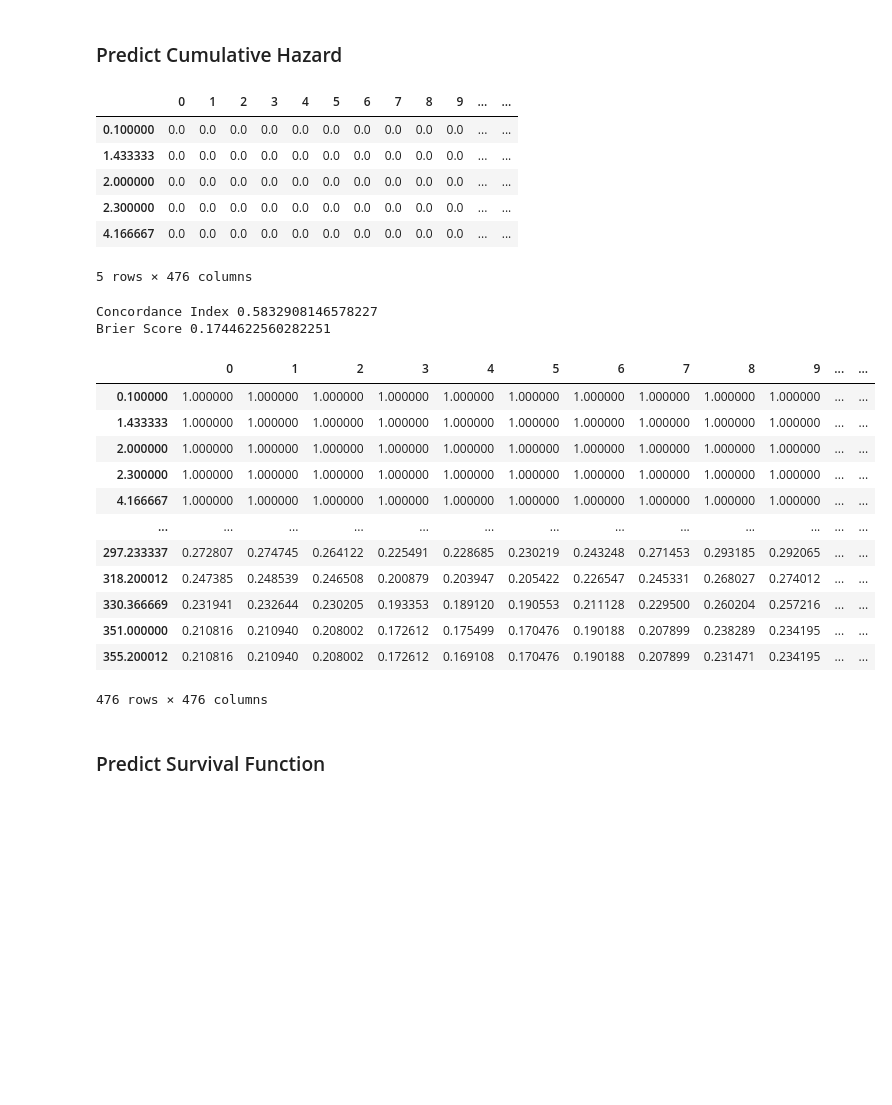
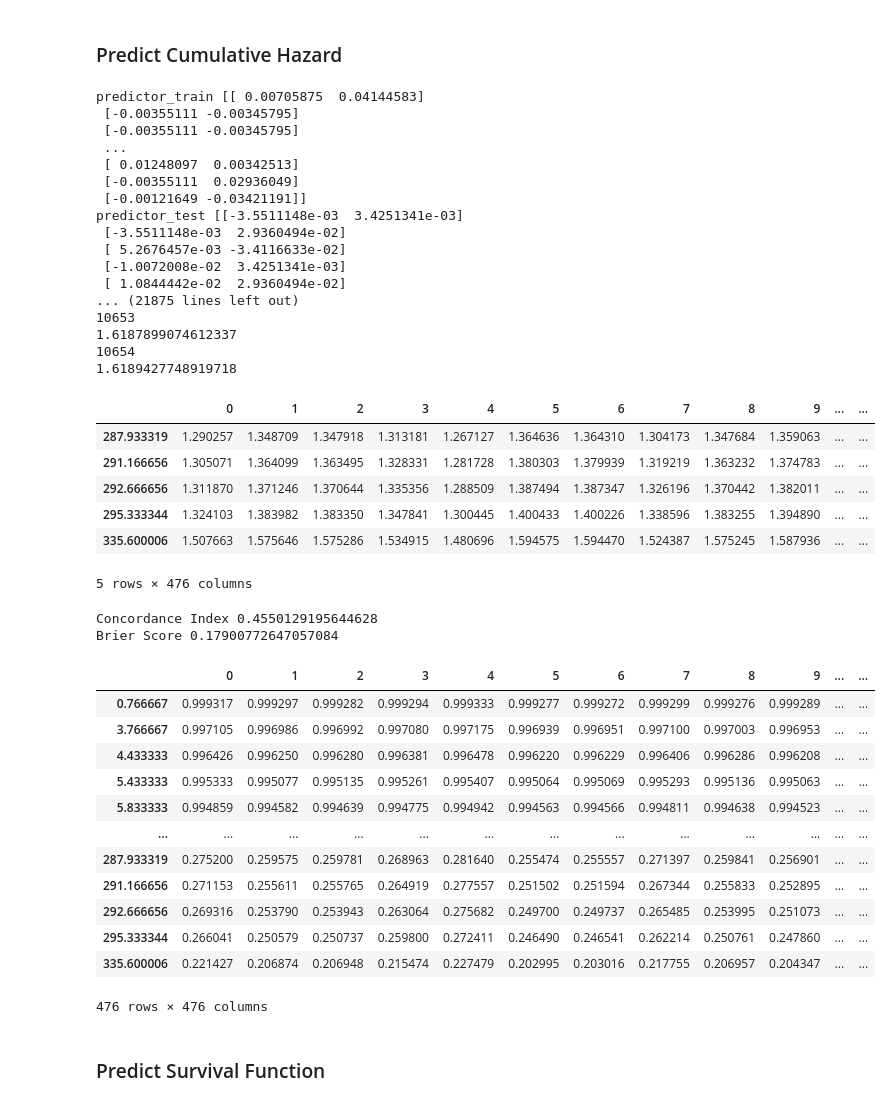
Before and after one commit to jatlantic/xgbsurv, a Jupyter notebook: examples/xgbsurv_extended_hazards.ipynb, the cells around one changed output. Cells and saved outputs as stored; diff of their text form; code cells hidden in the pictures; blank space fills up the shorter version.

```diff
--- a/examples/xgbsurv_extended_hazards.ipynb
+++ b/examples/xgbsurv_extended_hazards.ipynb
@@ -70,12 +34,20 @@ Values are being sorted!
+# %%
+#X_train, y_train = sort_X_y_pandas(pd.DataFrame(X_train), pd.DataFrame(y_train))
+#X_test, y_test = sort_X_y_pandas(pd.DataFrame(X_test), pd.DataFrame(y_test))
+X_train = X_train.astype(np.float32)
+y_train = y_train.astype(np.float32)
+X_test = X_test.astype(np.float32)
+y_test = y_test.astype(np.float32)
 # %% [markdown]
 ## Load Model
 # %%
-model = XGBSurv(n_estimators=500, objective="eh_objective",
+model = XGBSurv(n_estimators=1, objective="eh_objective",
                                              eval_metric="eh_loss",
-                                             learning_rate=0.01,
+                                             learning_rate=0.1,
                                              random_state=7,
                                              disable_default_metric=True,
-                                             base_score=0.3)
+                                             base_score=0.0,
+                                             verbosity=3)
 # %% [markdown]
 The options of loss and objective functions can be obtained like below:
 # %%
@@ -133,15 +124,32 @@ preds_test = model.predict(X_test, output_margin=True)
 ### Predict Cumulative Hazard
 # %%
 df_cum_hazards = model.predict_cumulative_hazard_function(X_train, X_test, y_train, y_test)
-df_cum_hazards.head(5)
+df_cum_hazards.tail(5)
 # %% [output]
+predictor_train [[ 0.00705875  0.04144583]
+ [-0.00355111 -0.00345795]
+ [-0.00355111 -0.00345795]
+ ...
+ [ 0.01248097  0.00342513]
+ [-0.00355111  0.02936049]
+ [-0.00121649 -0.03421191]]
+predictor_test [[-3.5511148e-03  3.4251341e-03]
+ [-3.5511148e-03  2.9360494e-02]
+ [ 5.2676457e-03 -3.4116633e-02]
+ [-1.0072008e-02  3.4251341e-03]
+ [ 1.0844442e-02  2.9360494e-02]
+... (21875 lines left out)
+10653
+1.6187899074612337
+10654
+1.6189427748919718
 |  | 0 | 1 | 2 | 3 | 4 | 5 | 6 | 7 | 8 | 9 | ... | ... |
-| 0.100000 | 0.0 | 0.0 | 0.0 | 0.0 | 0.0 | 0.0 | 0.0 | 0.0 | 0.0 | 0.0 | ... | ... |
-| 1.433333 | 0.0 | 0.0 | 0.0 | 0.0 | 0.0 | 0.0 | 0.0 | 0.0 | 0.0 | 0.0 | ... | ... |
-| 2.000000 | 0.0 | 0.0 | 0.0 | 0.0 | 0.0 | 0.0 | 0.0 | 0.0 | 0.0 | 0.0 | ... | ... |
-| 2.300000 | 0.0 | 0.0 | 0.0 | 0.0 | 0.0 | 0.0 | 0.0 | 0.0 | 0.0 | 0.0 | ... | ... |
-| 4.166667 | 0.0 | 0.0 | 0.0 | 0.0 | 0.0 | 0.0 | 0.0 | 0.0 | 0.0 | 0.0 | ... | ... |
+| 287.933319 | 1.290257 | 1.348709 | 1.347918 | 1.313181 | 1.267127 | 1.364636 | 1.364310 | 1.304173 | 1.347684 | 1.359063 | ... | ... |
+| 291.166656 | 1.305071 | 1.364099 | 1.363495 | 1.328331 | 1.281728 | 1.380303 | 1.379939 | 1.319219 | 1.363232 | 1.374783 | ... | ... |
+| 292.666656 | 1.311870 | 1.371246 | 1.370644 | 1.335356 | 1.288509 | 1.387494 | 1.387347 | 1.326196 | 1.370442 | 1.382011 | ... | ... |
+| 295.333344 | 1.324103 | 1.383982 | 1.383350 | 1.347841 | 1.300445 | 1.400433 | 1.400226 | 1.338596 | 1.383255 | 1.394890 | ... | ... |
+| 335.600006 | 1.507663 | 1.575646 | 1.575286 | 1.534915 | 1.480696 | 1.594575 | 1.594470 | 1.524387 | 1.575245 | 1.587936 | ... | ... |
-5 rows × 476 columns
+5 rows × 476 columns
 # %%
 df_survival_function = np.exp(-df_cum_hazards)
 durations_test, events_test = transform_back(y_test[:,0])
@@ -150,23 +158,23 @@ ev = EvalSurv(df_survival_function, durations_test, events_test, censor_surv='km
 print('Concordance Index',ev.concordance_td('antolini'))
 print('Brier Score',ev.integrated_brier_score(time_grid))
 # %% [output]
-Concordance Index 0.5832908146578227
-Brier Score 0.1744622560282251
+Concordance Index 0.4550129195644628
+Brier Score 0.17900772647057084
 # %%
 df_survival_function
 # %% [output]
 |  | 0 | 1 | 2 | 3 | 4 | 5 | 6 | 7 | 8 | 9 | ... | ... |
-| 0.100000 | 1.000000 | 1.000000 | 1.000000 | 1.000000 | 1.000000 | 1.000000 | 1.000000 | 1.000000 | 1.000000 | 1.000000 | ... | ... |
-| 1.433333 | 1.000000 | 1.000000 | 1.000000 | 1.000000 | 1.000000 | 1.000000 | 1.000000 | 1.000000 | 1.000000 | 1.000000 | ... | ... |
-| 2.000000 | 1.000000 | 1.000000 | 1.000000 | 1.000000 | 1.000000 | 1.000000 | 1.000000 | 1.000000 | 1.000000 | 1.000000 | ... | ... |
-| 2.300000 | 1.000000 | 1.000000 | 1.000000 | 1.000000 | 1.000000 | 1.000000 | 1.000000 | 1.000000 | 1.000000 | 1.000000 | ... | ... |
-| 4.166667 | 1.000000 | 1.000000 | 1.000000 | 1.000000 | 1.000000 | 1.000000 | 1.000000 | 1.000000 | 1.000000 | 1.000000 | ... | ... |
+| 0.766667 | 0.999317 | 0.999297 | 0.999282 | 0.999294 | 0.999333 | 0.999277 | 0.999272 | 0.999299 | 0.999276 | 0.999289 | ... | ... |
+| 3.766667 | 0.997105 | 0.996986 | 0.996992 | 0.997080 | 0.997175 | 0.996939 | 0.996951 | 0.997100 | 0.997003 | 0.996953 | ... | ... |
+| 4.433333 | 0.996426 | 0.996250 | 0.996280 | 0.996381 | 0.996478 | 0.996220 | 0.996229 | 0.996406 | 0.996286 | 0.996208 | ... | ... |
+| 5.433333 | 0.995333 | 0.995077 | 0.995135 | 0.995261 | 0.995407 | 0.995064 | 0.995069 | 0.995293 | 0.995136 | 0.995063 | ... | ... |
+| 5.833333 | 0.994859 | 0.994582 | 0.994639 | 0.994775 | 0.994942 | 0.994563 | 0.994566 | 0.994811 | 0.994638 | 0.994523 | ... | ... |
 | ... | ... | ... | ... | ... | ... | ... | ... | ... | ... | ... | ... | ... |
-| 297.233337 | 0.272807 | 0.274745 | 0.264122 | 0.225491 | 0.228685 | 0.230219 | 0.243248 | 0.271453 | 0.293185 | 0.292065 | ... | ... |
-| 318.200012 | 0.247385 | 0.248539 | 0.246508 | 0.200879 | 0.203947 | 0.205422 | 0.226547 | 0.245331 | 0.268027 | 0.274012 | ... | ... |
-| 330.366669 | 0.231941 | 0.232644 | 0.230205 | 0.193353 | 0.189120 | 0.190553 | 0.211128 | 0.229500 | 0.260204 | 0.257216 | ... | ... |
-| 351.000000 | 0.210816 | 0.210940 | 0.208002 | 0.172612 | 0.175499 | 0.170476 | 0.190188 | 0.207899 | 0.238289 | 0.234195 | ... | ... |
-| 355.200012 | 0.210816 | 0.210940 | 0.208002 | 0.172612 | 0.169108 | 0.170476 | 0.190188 | 0.207899 | 0.231471 | 0.234195 | ... | ... |
+| 287.933319 | 0.275200 | 0.259575 | 0.259781 | 0.268963 | 0.281640 | 0.255474 | 0.255557 | 0.271397 | 0.259841 | 0.256901 | ... | ... |
+| 291.166656 | 0.271153 | 0.255611 | 0.255765 | 0.264919 | 0.277557 | 0.251502 | 0.251594 | 0.267344 | 0.255833 | 0.252895 | ... | ... |
+| 292.666656 | 0.269316 | 0.253790 | 0.253943 | 0.263064 | 0.275682 | 0.249700 | 0.249737 | 0.265485 | 0.253995 | 0.251073 | ... | ... |
+| 295.333344 | 0.266041 | 0.250579 | 0.250737 | 0.259800 | 0.272411 | 0.246490 | 0.246541 | 0.262214 | 0.250761 | 0.247860 | ... | ... |
+| 335.600006 | 0.221427 | 0.206874 | 0.206948 | 0.215474 | 0.227479 | 0.202995 | 0.203016 | 0.217755 | 0.206957 | 0.204347 | ... | ... |
 476 rows × 476 columns
 # %% [markdown]
 ### Predict Survival Function
```
Also changed, not shown: parts of 4 cells of this notebook, 43 other files.
